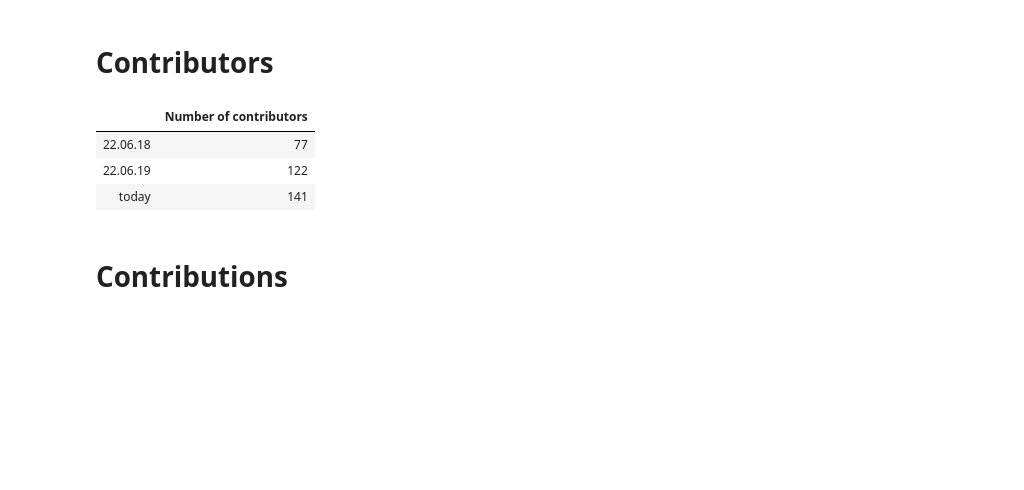
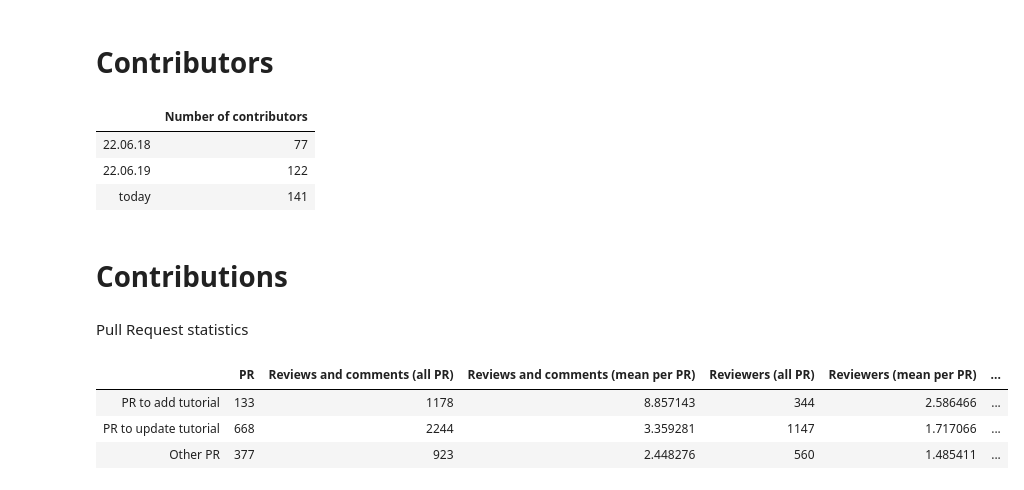
Before and after one commit to bebatut/galaxy-training-material-stats, a Jupyter notebook: src/extract_repo_content_stats.ipynb, the cells around one changed output. Cells and saved outputs as stored; diff of their text form; code cells hidden in the pictures; blank space fills up the shorter version.

```diff
--- a/src/extract_repo_content_stats.ipynb
+++ b/src/extract_repo_content_stats.ipynb
@@ -290,0 +354,9 @@ contr_stats
+# %% [markdown]
+Pull Request statistics
+# %%
+pr_stats
+# %% [output]
+|  | PR | Reviews and comments (all PR) | Reviews and comments (mean per PR) | Reviewers (all PR) | Reviewers (mean per PR) | ... |
+| PR to add tutorial | 133 | 1178 | 8.857143 | 344 | 2.586466 | ... |
+| PR to update tutorial | 668 | 2244 | 3.359281 | 1147 | 1.717066 | ... |
+| Other PR | 377 | 923 | 2.448276 | 560 | 1.485411 | ... |
```
Also changed, not shown: parts of 13 cells of this notebook.
